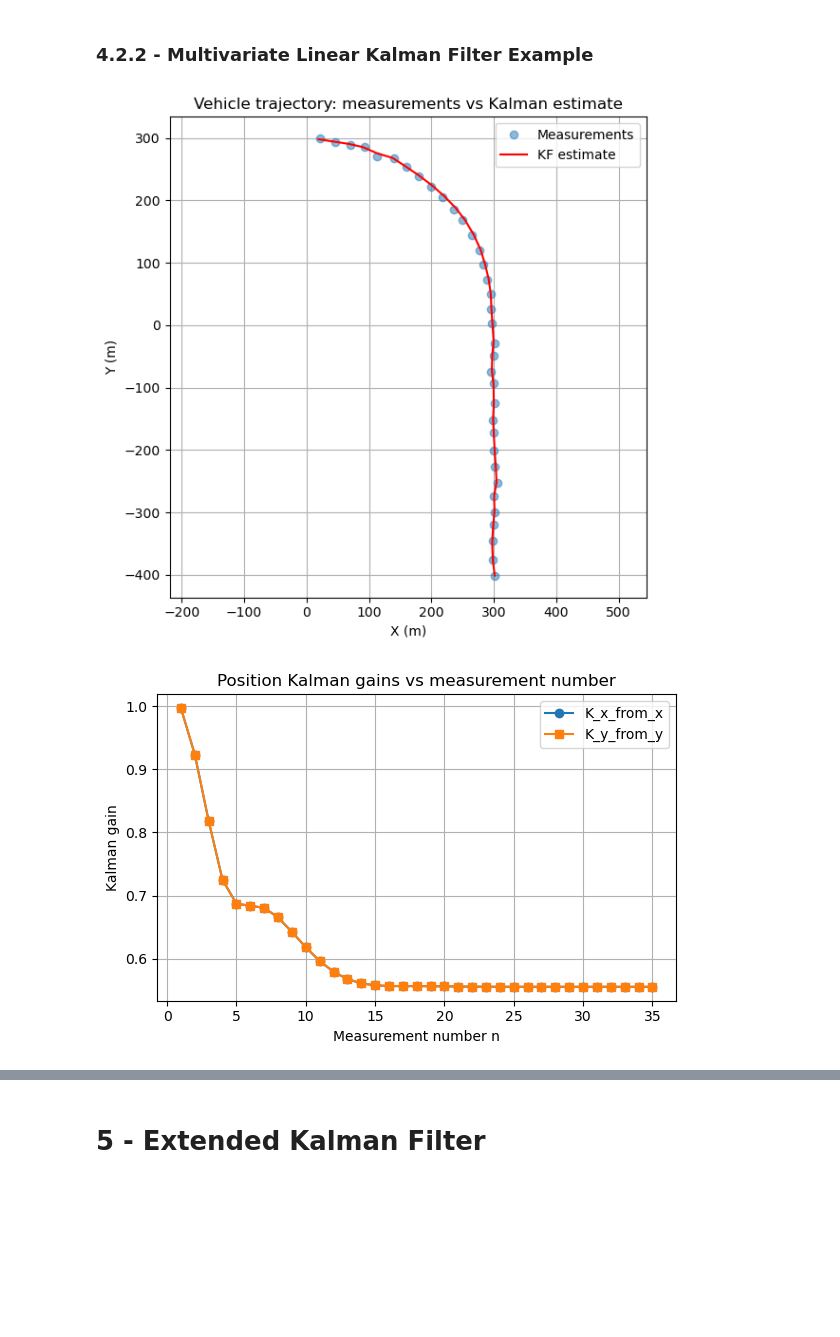
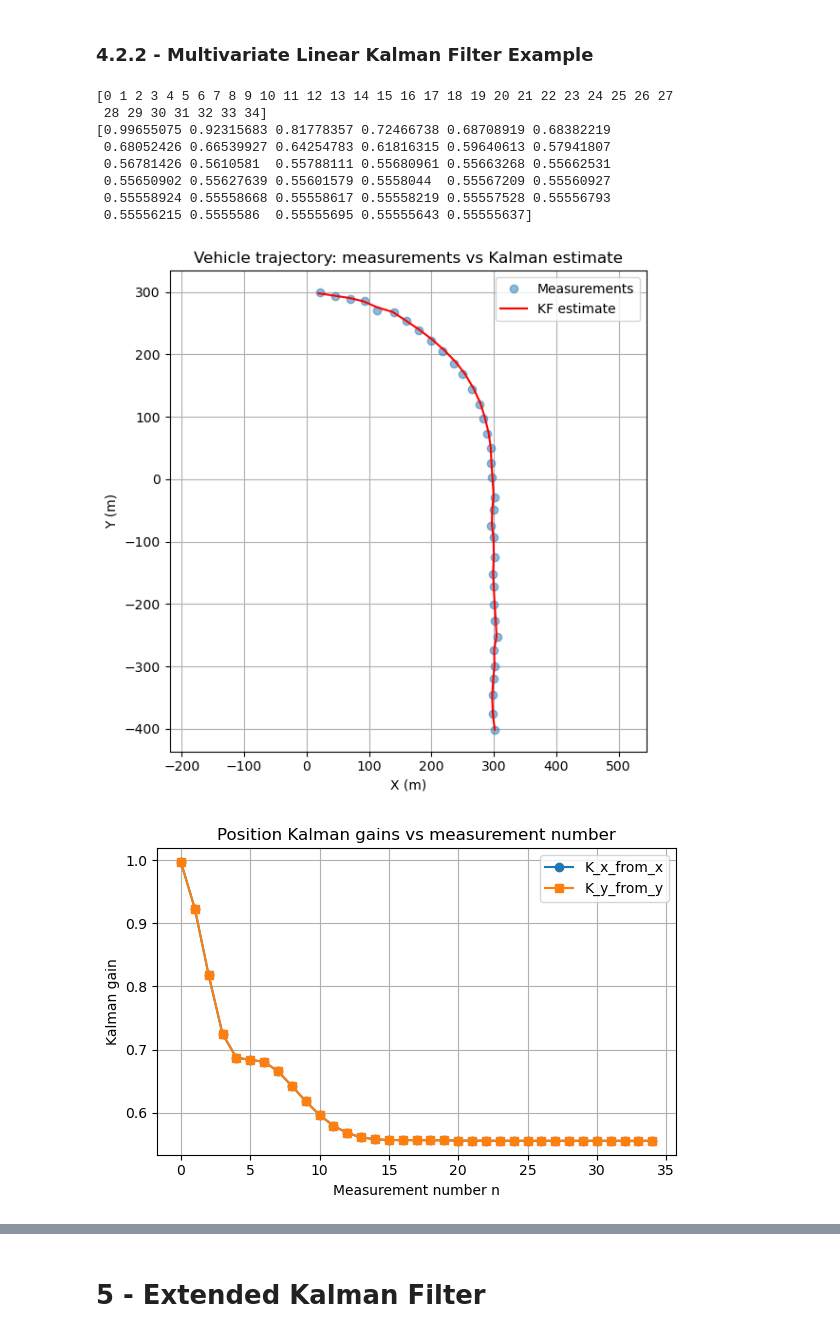
Before and after one commit to johnm3398/KalmanWorks, a Jupyter notebook: Kalman_Filter_class_development.ipynb, the cells around one changed output, grey strips where cells are left out. Drawn from its saved outputs; the diff is of its cells as text; code cells hidden in the pictures; blank space fills up the shorter version.

Commit message:
Update Kalman_Filter_class_development.ipynb
still working on data logger for KF

```diff
--- a/Kalman_Filter_class_development.ipynb
+++ b/Kalman_Filter_class_development.ipynb
@@ -1040,7 +1006,7 @@ measurements = np.array([
 ])
 
 n_meas = len(measurements)
-indices = np.arange(1, n_meas + 1)  # 1..N
+#indices = np.arange(1, n_meas + 1)  # 1..N
 
 # Create Kalman filter
 kf = LinearKF(
@@ -1053,17 +1019,19 @@ logger = KalmanLogger()
 
 dt = 5.0  # seconds between measurements (not used by this model)
 
-for k, z in enumerate(measurements, start=1):
+for k, z in enumerate(measurements):#, start=1):
     kf.predict(dt=dt)
     kf.update(np.array([z]))
     logger.log(kf, n=k, t= k*dt, z=z)
 
-arrays = logger.as_arrays()
-
-
 # ------------------------------------------------------------
 # Step 4: Analyse results
 # ------------------------------------------------------------
+
+arrays = logger.as_arrays()
+
+indices = arrays["n"]
+print(indices)
 
 # Extract estimated temperature (posterior x_est) and covariance P_est
 x_est_mat = np.stack(arrays["x_est"])     # shape: (N, 1)
@@ -1076,12 +1044,12 @@ ci_upper = estimates + 1.96 * sigmas
 ci_lower = estimates - 1.96 * sigmas
 
 # Extract Kalman gains
-K_list = arrays["K"]
-gains = np.array([K[0, 0] for K in K_list])
+K_list = arrays["K"].reshape(10,)
+print(K_list.shape)
 
 # Example: plot Kalman gain vs measurement number
 plt.figure(figsize=(6, 4))
-plt.plot(indices, gains, marker="o")
+plt.plot(indices, K_list, marker="o")
 plt.xlabel("Measurement number n")
 plt.ylabel("Kalman gain K_n")
 plt.title("Kalman gain vs measurement number")
@@ -1164,7 +1134,7 @@ measurements = np.array([
 ], dtype=float)
 
 n_meas = measurements.shape[0]
-indices = np.arange(1, n_meas + 1)
+#indices = np.arange(n_meas)
 
 # Initial state (very rough)
 initial_states = {
@@ -1273,18 +1243,19 @@ kf = LinearKF(
 
 logger = KalmanLogger()
 
-for k, z in enumerate(measurements, start=1):
+for k, z in enumerate(measurements):#, start=1):
     kf.predict(dt=dt)
     kf.update(z)              # z is shape (2,)
     logger.log(kf, n=k, t=k*dt, z=z)
-
-arrays = logger.as_arrays()
 
 
 # ------------------------------------------------------------
 # Step 4: Analyse results
 # ------------------------------------------------------------
+arrays = logger.as_arrays()
 
+indices = arrays["n"]
+print(indices)
 # x_est: list of (6,) → (N, 6)
 x_est_mat = np.stack(arrays["x_est"])
 P_est_mat = np.stack(arrays["P_est"])
@@ -1297,38 +1268,47 @@ sigma_x = np.sqrt(P_est_mat[:, 0, 0])
 sigma_y = np.sqrt(P_est_mat[:, 3, 3])
 
 # Extract Kalman gain matrices K_k (6x2)
-K = np.stack(arrays["K"])
+#print(arrays["K"])
+K_x_from_x = np.array([K[0, 0] if isinstance(K, np.ndarray) else np.nan for K in arrays["K"]])
+K_y_from_y = np.array([K[3, 1] if isinstance(K, np.ndarray) else np.nan for K in arrays["K"]])
 
-K_x_from_x = K[:, 0, 0]
-K_y_from_y = K[:, 3, 1]
+print(K_x_from_x)
 
 # Trajectory plot
 plt.figure(figsize=(6, 6))
 plt.plot(measurements[:, 0], measurements[:, 1], "o", label="Measurements", alpha=0.5)
 plt.plot(x_est, y_est, "-r", label="KF estimate")
 plt.xlabel("X (m)")
 plt.ylabel("Y (m)")
 plt.title("Vehicle trajectory: measurements vs Kalman estimate")
 plt.axis("equal")
 plt.grid(True)
 plt.legend()
 plt.tight_layout()
 plt.show()
 
 # Kalman gain evolution
 plt.figure(figsize=(6, 4))
 plt.plot(indices, K_x_from_x, marker="o", label="K_x_from_x")
 plt.plot(indices, K_y_from_y, marker="s", label="K_y_from_y")
 plt.xlabel("Measurement number n")
 plt.ylabel("Kalman gain")
 plt.title("Position Kalman gains vs measurement number")
 plt.grid(True)
 plt.legend()
 plt.tight_layout()
 plt.show()
 # %% [output]
+[0 1 2 3 4 5 6 7 8 9 10 11 12 13 14 15 16 17 18 19 20 21 22 23 24 25 26 27
+ 28 29 30 31 32 33 34]
+[0.99655075 0.92315683 0.81778357 0.72466738 0.68708919 0.68382219
+ 0.68052426 0.66539927 0.64254783 0.61816315 0.59640613 0.57941807
+ 0.56781426 0.5610581  0.55788111 0.55680961 0.55663268 0.55662531
+ 0.55650902 0.55627639 0.55601579 0.5558044  0.55567209 0.55560927
+ 0.55558924 0.55558668 0.55558617 0.55558219 0.55557528 0.55556793
+ 0.55556215 0.5555586  0.55555695 0.55555643 0.55555637]
 [figure]
-[figure, old version]
+[figure, new version]
 # %%
 ex2_logged_df = logger.to_dataframe()
 ex2_logged_df
```
Also changed, not shown: parts of 10 cells of this notebook.
